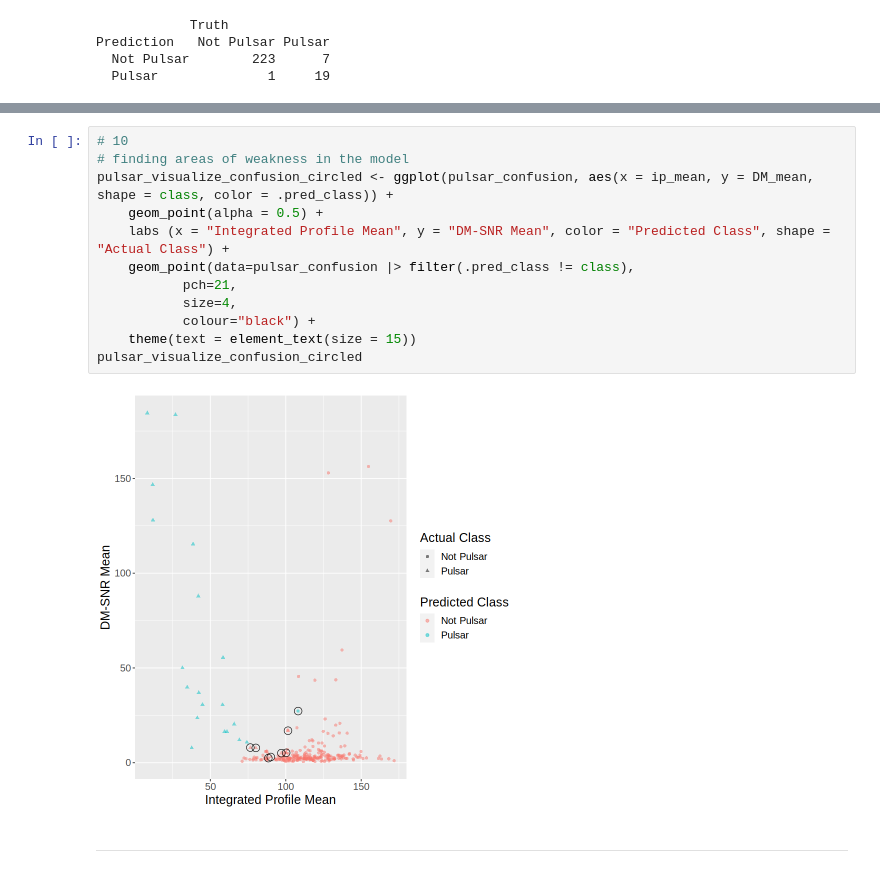
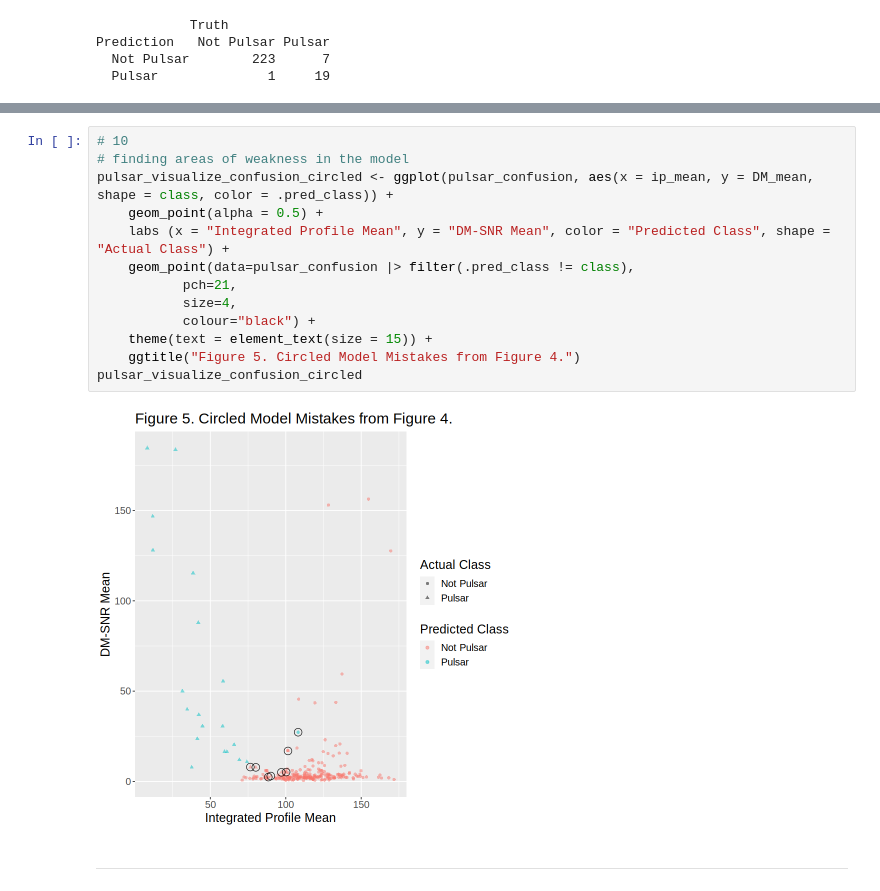
Before and after one commit to madiportas/dsci-100_group_project, a Jupyter notebook: Group_Project.ipynb, the cells around one changed output, grey strips where cells are left out. Cells and saved outputs as stored; diff of their text form.

```diff
--- a/Group_Project.ipynb
+++ b/Group_Project.ipynb
@@ -200,17 +207,18 @@ pulsar_visualize_confusion
 # %%
 # 10
 # finding areas of weakness in the model
 pulsar_visualize_confusion_circled <- ggplot(pulsar_confusion, aes(x = ip_mean, y = DM_mean, shape = class, color = .pred_class)) +
     geom_point(alpha = 0.5) +
     labs (x = "Integrated Profile Mean", y = "DM-SNR Mean", color = "Predicted Class", shape = "Actual Class") +
     geom_point(data=pulsar_confusion |> filter(.pred_class != class),
            pch=21,
            size=4,
            colour="black") +
-    theme(text = element_text(size = 15))
+    theme(text = element_text(size = 15)) +
+    ggtitle("Figure 5. Circled Model Mistakes from Figure 4.")
 pulsar_visualize_confusion_circled
 # %% [output]
-[figure, old version]
+[figure, new version]
 # %% [markdown]
 ***
 # %% [markdown]
```
Also changed, not shown: parts of 5 cells of this notebook.
